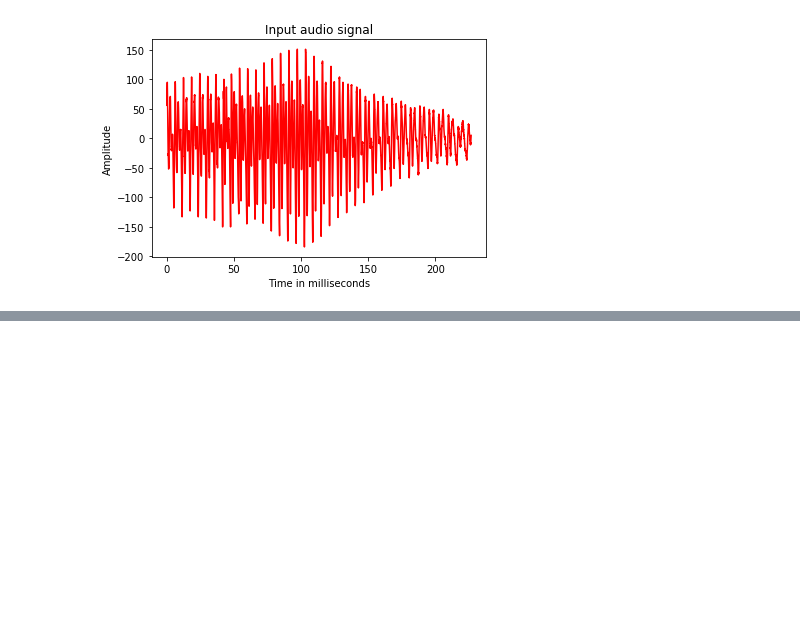
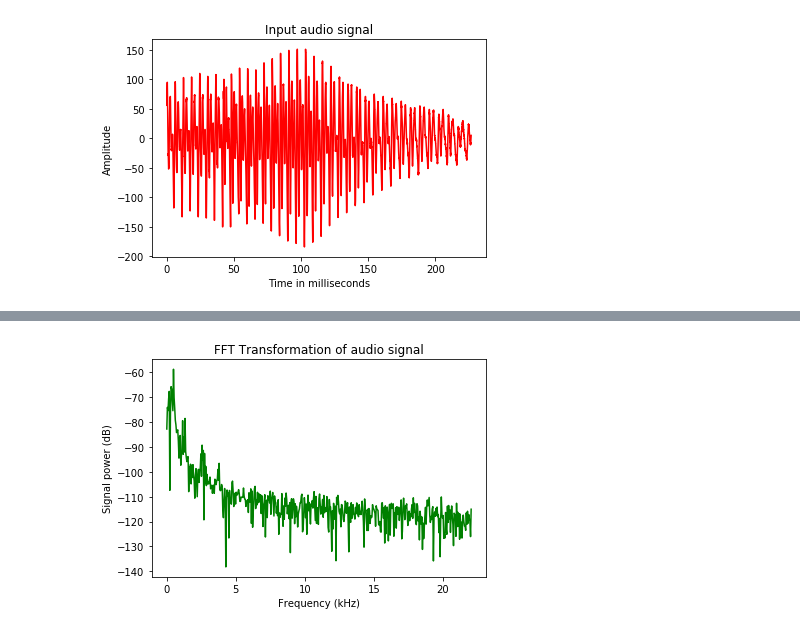
Before and after one commit to krishna0890227/Speech_Recognition, a Jupyter notebook: FFT_Of_inputaudio.ipynb, the cells around one changed output, grey strips where cells are left out. Saved outputs shown, nothing was run; the diff lists cells and outputs as text; code cells hidden in the pictures; blank space fills up the shorter version.

```diff
--- a/FFT_Of_inputaudio.ipynb
+++ b/FFT_Of_inputaudio.ipynb
@@ -56,0 +87,23 @@ plt.show()
+# %%
+audio_signal2 = audio_signal2 / np.power(2, 15)
+length_signal = len(audio_signal2)
+half_length = np.ceil((length_signal + 1) / 2.0).astype(np.int)
+signal_frequency = np.fft.fft(audio_signal2)
+signal_frequency = abs(signal_frequency[0:half_length]) / length_signal
+signal_frequency **= 2
+len_fts = len(signal_frequency)
+if length_signal % 2:
+   signal_frequency[1:len_fts] *= 2
+else:
+   signal_frequency[1:len_fts-1] *= 2
+signal_power = 10 * np.log10(signal_frequency)
+x_axis = np.arange(0, half_length, 1) * (frequency_sampling / length_signal) / 1000.0
+# %%
+plt.figure()
+plt.plot(x_axis, signal_power, color='green')
+plt.title('FFT Transformation of audio signal')
+plt.xlabel('Frequency (kHz)')
+plt.ylabel('Signal power (dB)')
+plt.show()
+# %% [output]
+[figure, added]
```
Also changed, not shown: parts of 8 cells of this notebook.
